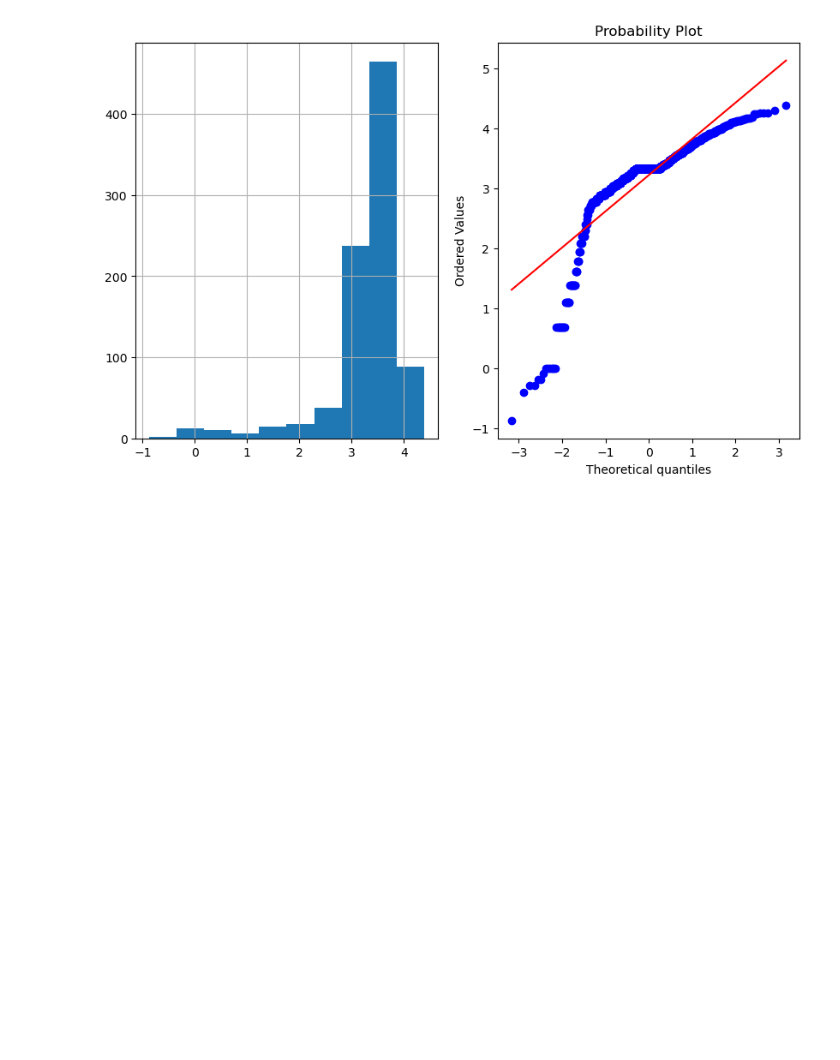
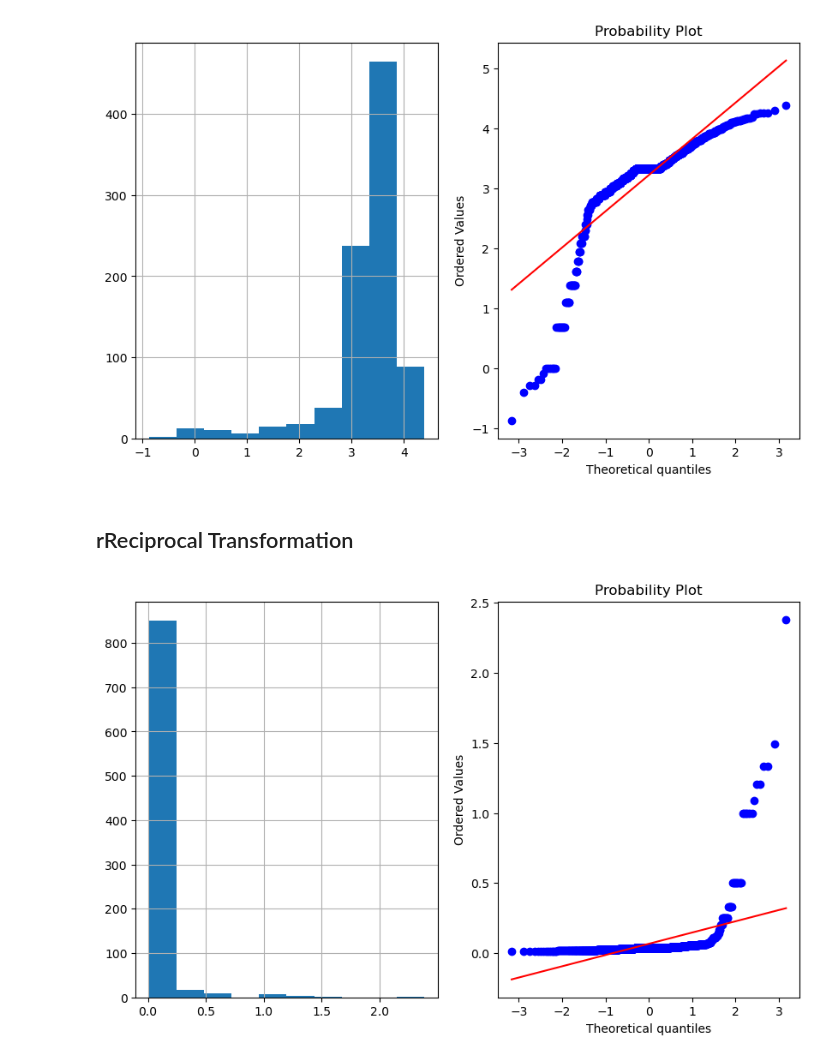
Before and after one commit to skprasad117/EDA-and-Feature-Engineering, a Jupyter notebook: 3. Transformation.ipynb, the cells around one changed output. Drawn from its saved outputs; the diff is of its cells as text; code cells hidden in the pictures; blank space fills up the shorter version.

```diff
--- a/3. Transformation.ipynb
+++ b/3. Transformation.ipynb
@@ -287,3 +289,10 @@ df['Age_log'] = np.log(df['Age'])
 plot_data(df,'Age_log')
 # %% [output]
 [figure]
+# %% [markdown]
+## rReciprocal Transformation
+# %%
+df['Age_Reciprocal'] = 1/df.Age
+plot_data(df,'Age_Reciprocal')
+# %% [output]
+[figure, added]
```
Also changed, not shown: parts of 13 cells of this notebook.
